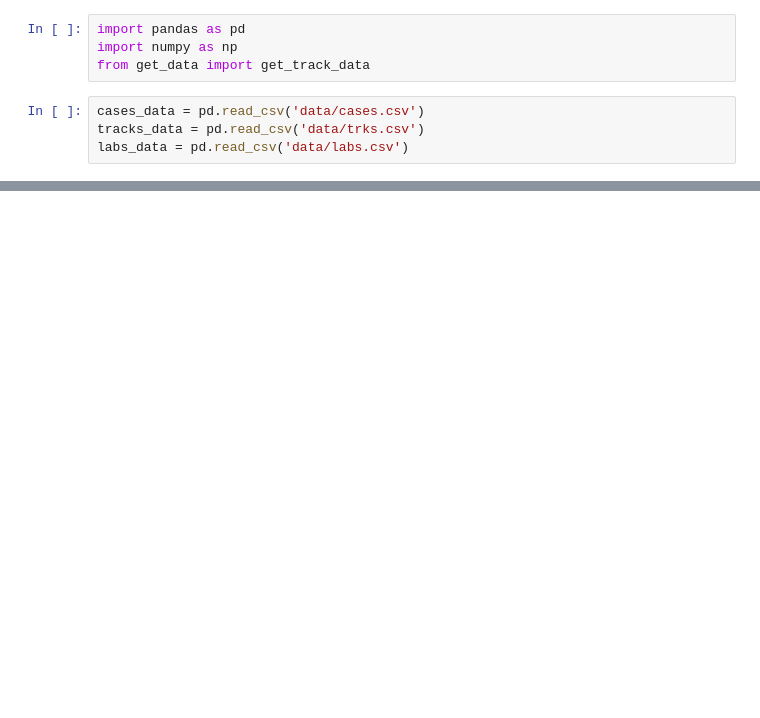
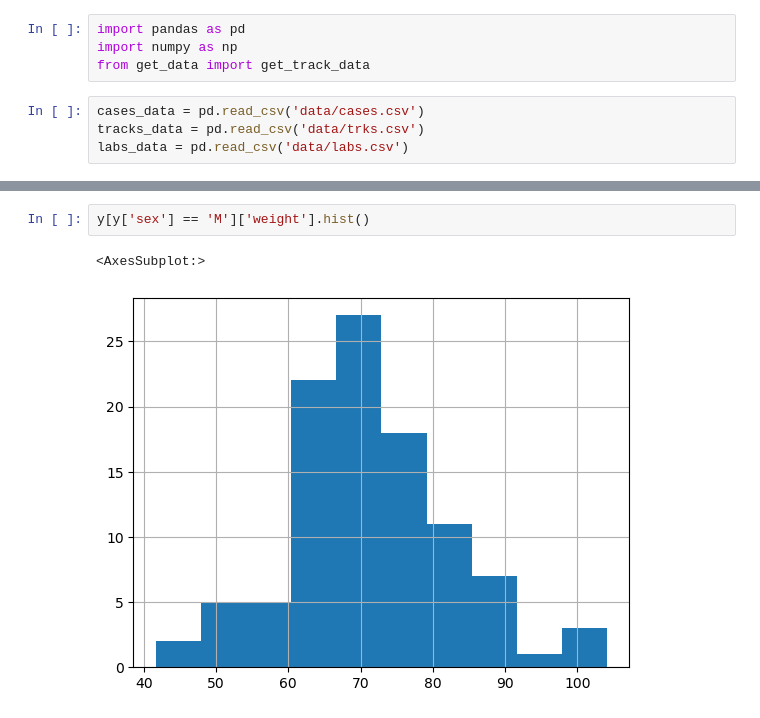
Before and after one commit to g7xu/Dual-Lens, a Jupyter notebook: eda.ipynb, the cells around one changed output, grey strips where cells are left out. Saved outputs shown, nothing was run; the diff lists cells and outputs as text; blank space fills up the shorter version.

```diff
--- a/eda.ipynb
+++ b/eda.ipynb
@@ -8,0 +31,5 @@ labs_data = pd.read_csv('data/labs.csv')
+# %%
+y[y['sex'] == 'M']['weight'].hist()
+# %% [output]
+<AxesSubplot:>
+[figure, added]
```
Also changed, not shown: parts of 14 cells of this notebook, 1 other file.
